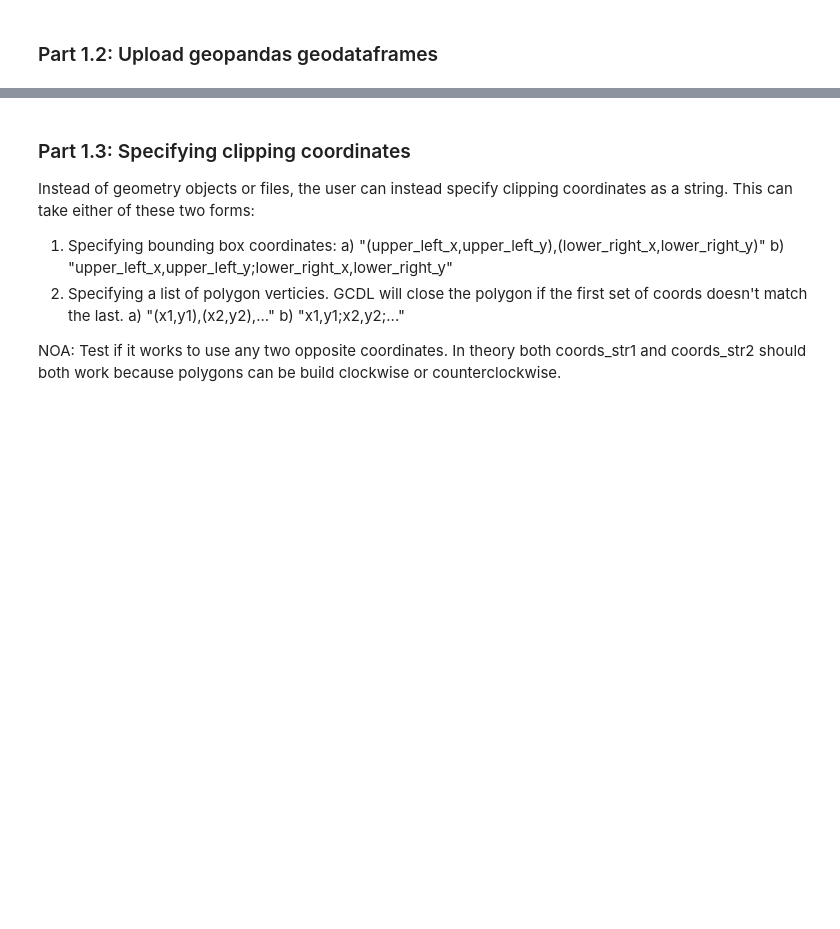
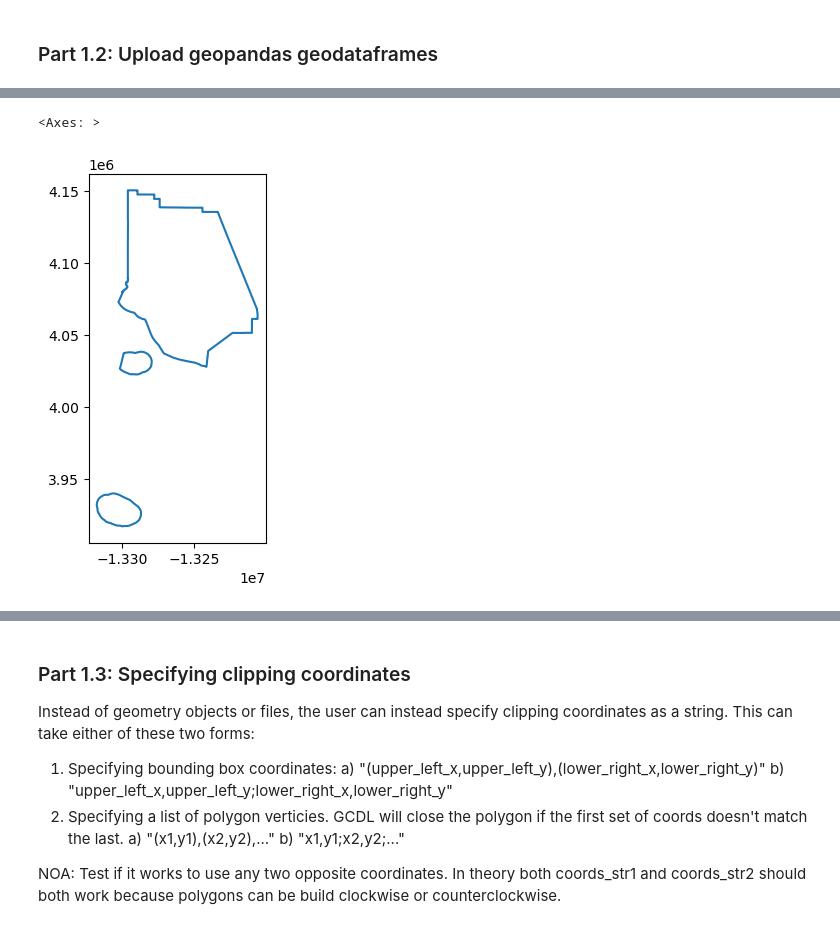
Before and after one commit to USDA-SCINet/pygcdl, a Jupyter notebook: informal_testing.ipynb, the cells around one changed output, grey strips where cells are left out. Drawn from its saved outputs; the diff is of its cells as text; code cells hidden in the pictures; blank space fills up the shorter version.

```diff
--- a/informal_testing.ipynb
+++ b/informal_testing.ipynb
@@ -195,0 +127,5 @@ We have now taken all of our polygon shapefiles, loaded them into geopandas, and
+# %%
+ventura_county.boundary.plot()
+# %% [output]
+<Axes: >
+[figure, added]
```
Also changed, not shown: parts of 50 cells of this notebook.
